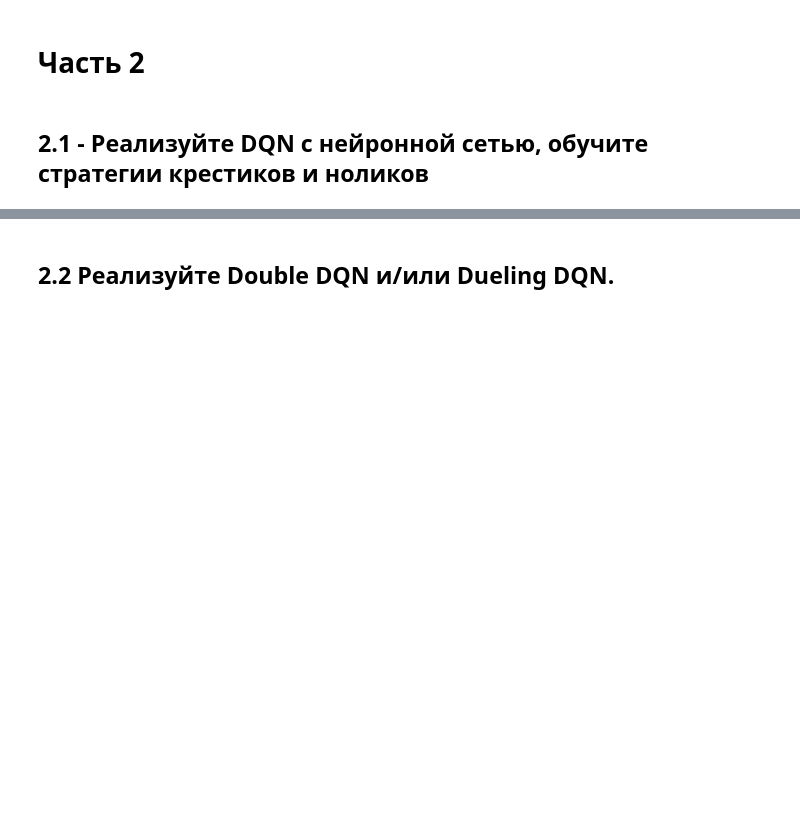
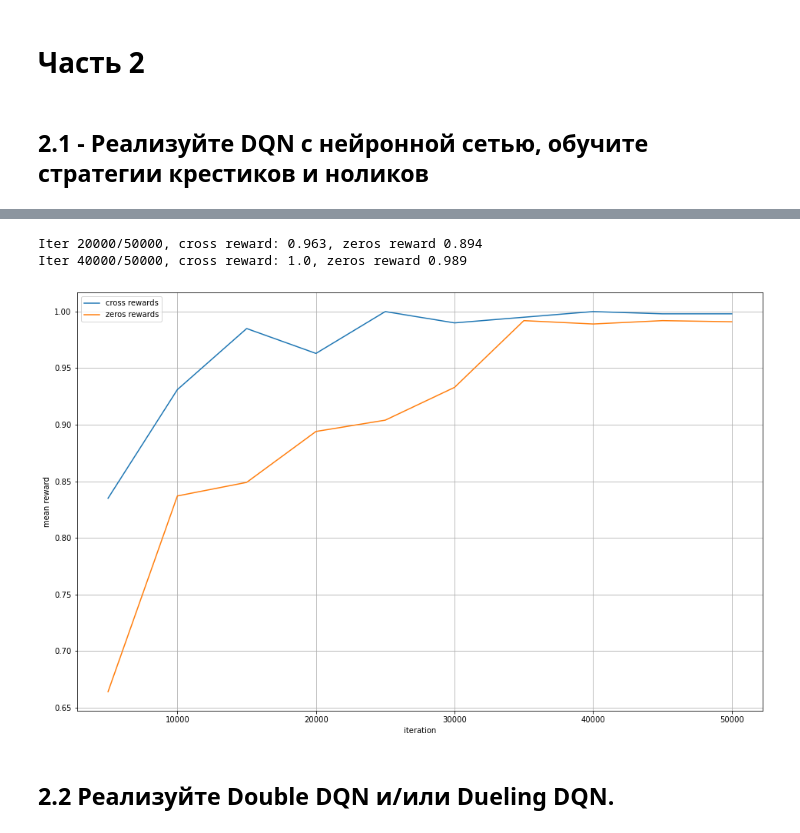
Before and after one commit to IMDxD/made_rl, a Jupyter notebook: hw2/hw2.ipynb, the cells around one changed output, grey strips where cells are left out. Drawn from its saved outputs; the diff is of its cells as text; code cells hidden in the pictures; blank space fills up the shorter version.

```diff
--- a/hw2/hw2.ipynb
+++ b/hw2/hw2.ipynb
@@ -559,21 +565,25 @@ ax.grid(True)
 # %%
 N_ROWS, N_COLS, N_WINS = 5, 5, 5
 
 env = TicTacToe(N_ROWS, N_COLS, N_WINS)
-agent_cross = AgentDQN(N_ROWS * N_COLS, device="cpu")
-agent_zeros = AgentDQN(N_ROWS * N_COLS, device="cpu")
-env = Trainer(env, agent_cross, agent_zeros)
-env.train(50_000)
+agent_cross = AgentDQN(N_ROWS * N_COLS, device="cuda")
+agent_zeros = AgentDQN(N_ROWS * N_COLS, device="cuda")
+trainer = Trainer(env, agent_cross, agent_zeros)
+iterations, rewards_cross, rewards_zeros = trainer.train(50_000)
 
 fig, ax = plt.subplots()
 fig.set_figheight(10)
 fig.set_figwidth(16)
-ax.plot(rewards_cross, label="cross rewards")
-ax.plot(rewards_zeros, label="cross rewards")
-ax.set_xlabel("evaluation round")
+ax.plot(iterations, rewards_cross, label="cross rewards")
+ax.plot(iterations, rewards_zeros, label="zeros rewards")
+ax.set_xlabel("iteration")
 ax.set_ylabel("mean reward")
 ax.legend()
 ax.grid(True)
+# %% [output]
+Iter 20000/50000, cross reward: 0.963, zeros reward 0.894
+Iter 40000/50000, cross reward: 1.0, zeros reward 0.989
+[figure, added]
 # %% [markdown]
 ## 2.2 Реализуйте Double DQN и/или Dueling DQN.
 # %%
```
Also changed, not shown: parts of 21 cells of this notebook, 1 other file.
